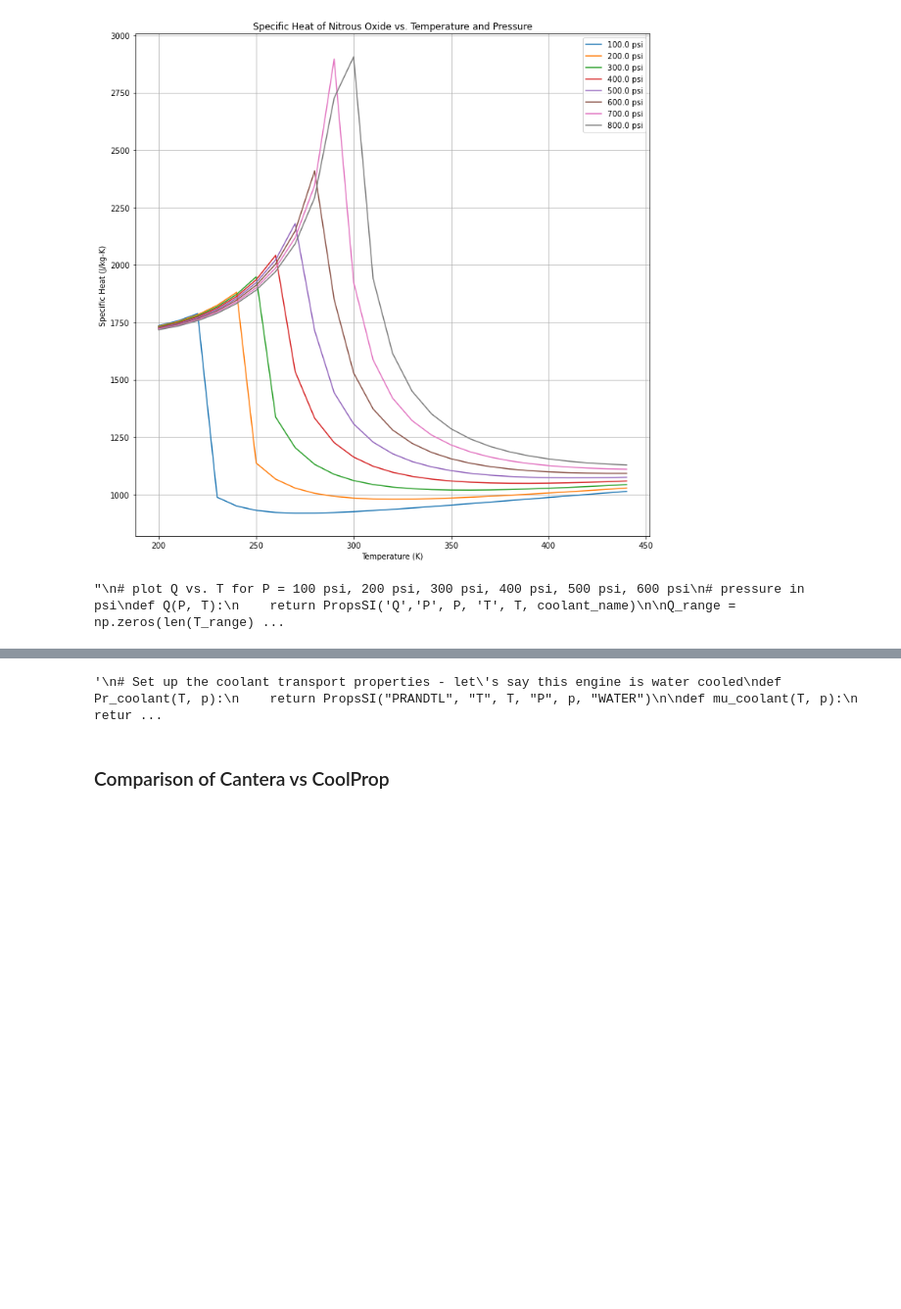
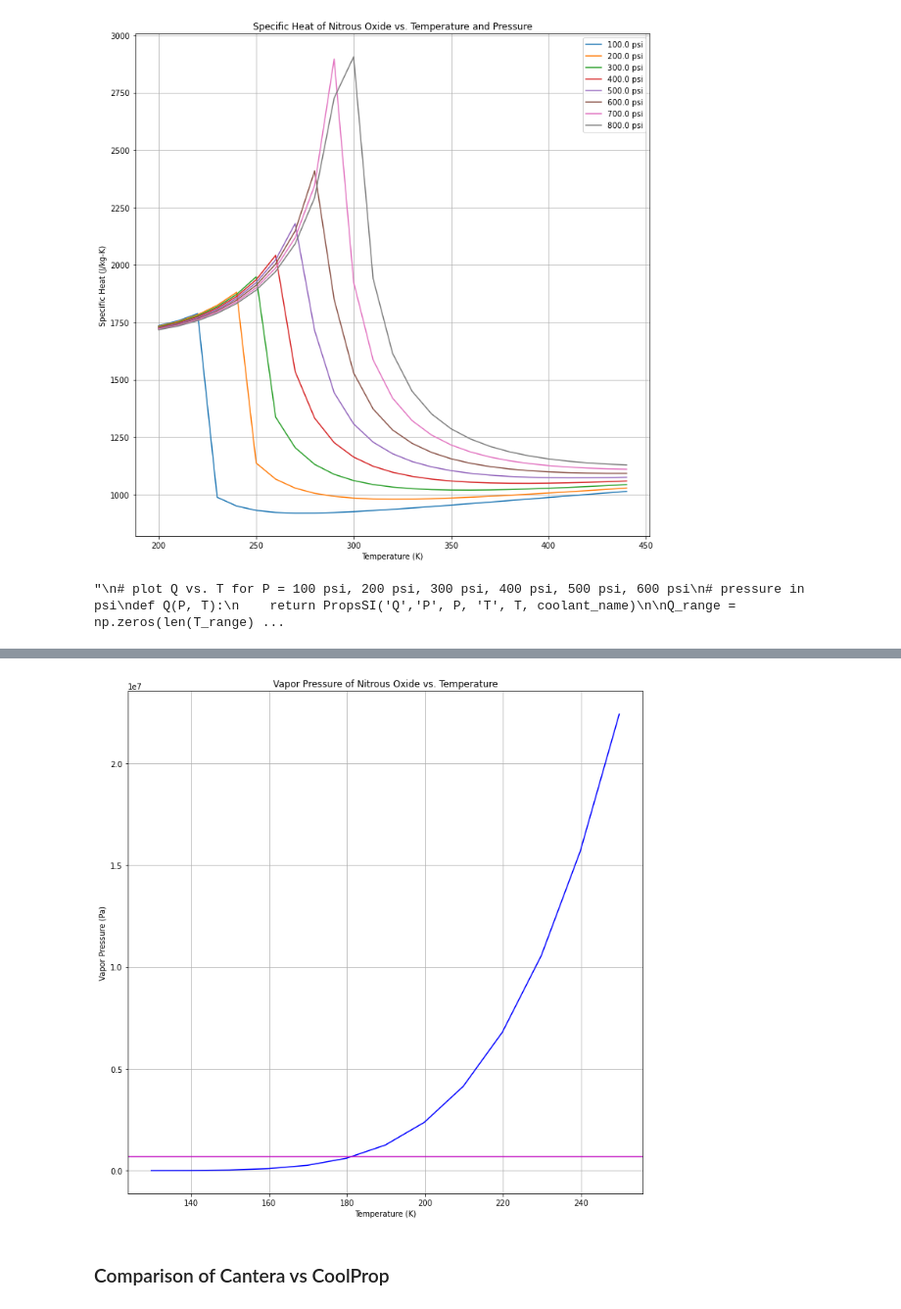
Before and after one commit to Project-Liquid/TheRocket, a Jupyter notebook: TheEngine/Regen Solver/coolantproperties.ipynb, the cells around one changed output, grey strips where cells are left out. Shown at 98% size. Drawn from its saved outputs; the diff is of its cells as text; code cells hidden in the pictures; blank space fills up the shorter version.

```diff
--- a/TheEngine/Regen Solver/coolantproperties.ipynb
+++ b/TheEngine/Regen Solver/coolantproperties.ipynb
@@ -204,24 +207,33 @@ plt.show()
 # %%
+# define Antoine Equation Parameters for Nitrous Oxide (coefficients defined for [P] = bar and [T] = K)
+A = 4.37799
+B = 621.077
+C = -44.659
 
-'''
-# Set up the coolant transport properties - let's say this engine is water cooled
-def Pr_coolant(T, p):
-    return PropsSI("PRANDTL", "T", T, "P", p, "WATER")
+# define the vapor pressure as a function of temperature
+def P_vapor_Antoine(T):
+    return 10**(A - B/(T + C)) * 1e6 # convert from bar to Pa
 
-def mu_coolant(T, p):
-    return PropsSI("VISCOSITY", "T", T, "P", p, "WATER")
+T_range = np.arange(129.8, 250, 10)
+P_vapor_range = np.zeros(len(T_range))
+for i in range(len(T_range)):
+    P_vapor_range[i] = P_vapor_Antoine(T_range[i])
 
-def k_coolant(T, p):
-    return PropsSI("CONDUCTIVITY", "T", T, "P", p, "WATER")
+# plot the vapor pressure as a function of temperature
+fig = plt.figure(figsize=(12, 12))
+fig.set_facecolor('white')
+plt.plot(T_range, P_vapor_range, 'b-')
+plt.xlabel('Temperature (K)')
+plt.ylabel('Vapor Pressure (Pa)')
+plt.title('Vapor Pressure of Nitrous Oxide vs. Temperature')
+plt.grid(True)
 
-def cp_coolant(T, p):
-    return PropsSI("CPMASS", "T", T, "P", p, "WATER")
-
-def rho_coolant(T, p):
-    return PropsSI("DMASS", "T", T, "P", p, "WATER")
-'''
+# plot some ambient pressure
+p_ambient = 100 * 6894.76 # Pa
+plt.axhline(y=p_ambient, color='m', linestyle='-', label='Ambient Pressure')
+plt.show()
 # %% [output]
-'\n# Set up the coolant transport properties - let\'s say this engine is water cooled\ndef Pr_coolant(T, p):\n    return PropsSI("PRANDTL", "T", T, "P", p, "WATER")\n\ndef mu_coolant(T, p):\n    retur ...
+[figure, added]
 # %% [markdown]
 ### Comparison of Cantera vs CoolProp
 # %%
```
Also changed, not shown: parts of 1 cell of this notebook, 7 other files.
